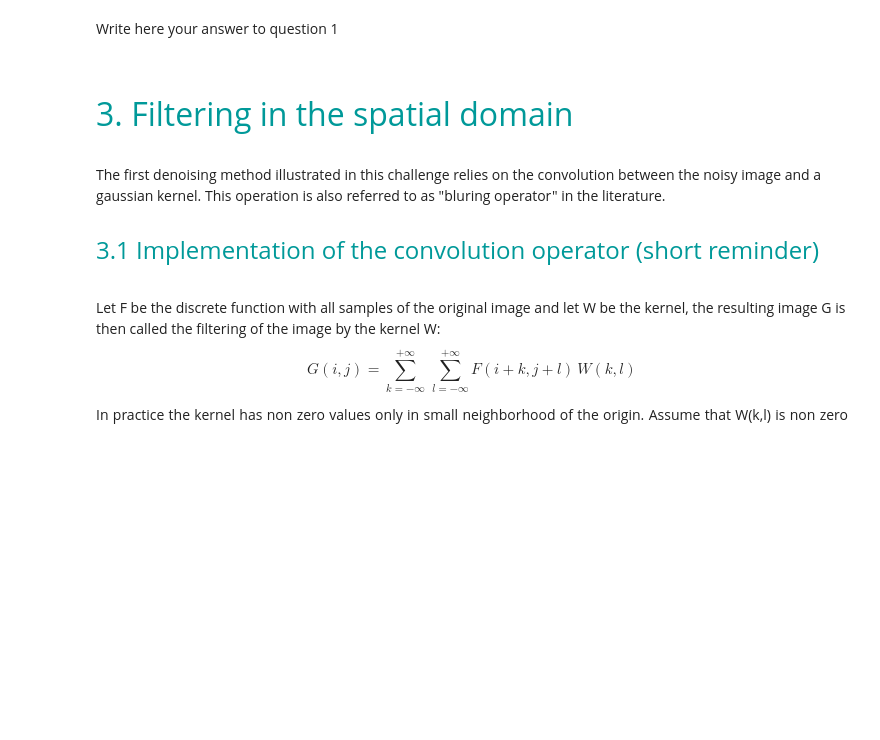
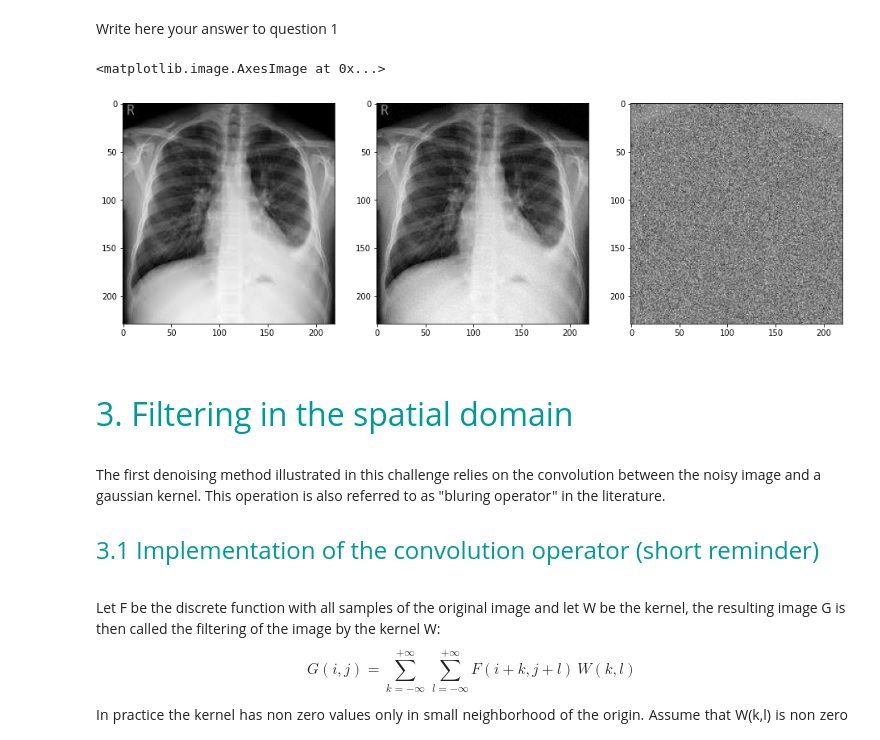
Before and after one commit to gdeside/LGBIO2050_medical_imaging, a Jupyter notebook: Challenge2/Denoising.ipynb, the cells around one changed output. Drawn from its saved outputs; the diff is of its cells as text; code cells hidden in the pictures; blank space fills up the shorter version.

```diff
--- a/Challenge2/Denoising.ipynb
+++ b/Challenge2/Denoising.ipynb
@@ -63,6 +63,33 @@ Then, compute the SNR between the orignal "pure" image and its noisy version. Ho
 </div>
 # %% [markdown]
 Write here your answer to question 1
+# %%
+from skimage.io import imread,imshow
+from skimage.color import rgb2gray
+import matplotlib.pyplot as plt
+import numpy as np
+
+img = imread("imgs/ChestXRay.jpeg")
+
+#### noise
+noise = np.random.normal(0,5,size=img.shape)
+
+img_with_noise = img + noise
+img_with_noise[img_with_noise<0]=0
+img_with_noise[img_with_noise>255]=255
+### plot
+plt.figure(figsize=(16, 12))
+plt.subplot(231)
+plt.imshow(rgb2gray(img),cmap="gray")
+
+plt.subplot(232)
+plt.imshow(rgb2gray(img_with_noise),cmap="gray")
+
+plt.subplot(233)
+plt.imshow(rgb2gray(img_with_noise-img),cmap="gray")
+# %% [output]
+<matplotlib.image.AxesImage at 0x...>
+[figure, added]
 # %% [markdown]
 <br> <br>
 <font size=6 color=#009999> 3. Filtering in the spatial domain </font> <br> <br>
```
